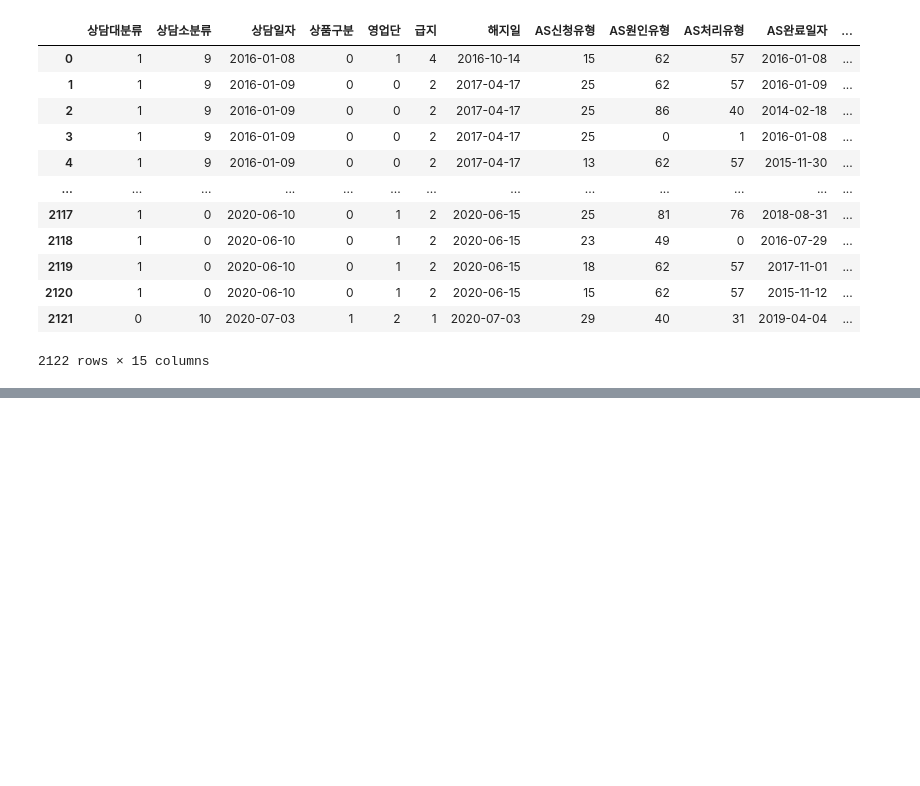
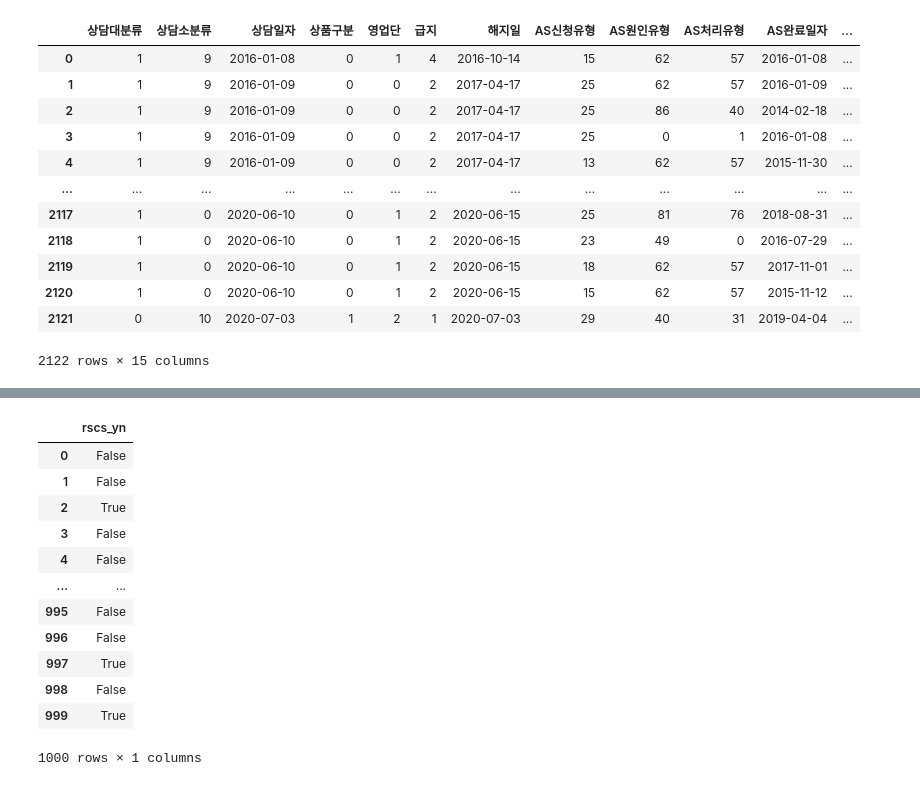
Before and after one commit to NamHyoYeon/AIProject_202007, a Jupyter notebook: nvoc_model_20200721.ipynb, the cells around one changed output, grey strips where cells are left out. Cells and saved outputs as stored; diff of their text form; code cells hidden in the pictures; blank space fills up the shorter version.

```diff
--- a/model_20200721.ipynb
+++ b/nvoc_model_20200721.ipynb
@@ -193,0 +100,24 @@ model.cluster_centers_
+# %%
+nvoc_train=nvoc_model_df.iloc[0:1000,:]
+nvoc_test=nvoc_model_df.iloc[1000:2121,:]
+# %%
+x_train= nvoc_train.iloc[:,0:7].values
+x_test= nvoc_test.iloc[:,0:7].values
+y_train= nvoc_train.iloc[:,7:8]
+y_test= nvoc_test.iloc[:,7:8]
+# %%
+y_train
+# %% [output]
+|  | rscs_yn |
+| 0 | False |
+| 1 | False |
+| 2 | True |
+| 3 | False |
+| 4 | False |
+| ... | ... |
+| 995 | False |
+| 996 | False |
+| 997 | True |
+| 998 | False |
+| 999 | True |
+1000 rows × 1 columns
```
Also changed, not shown: parts of 26 cells of this notebook, 1 other file.
